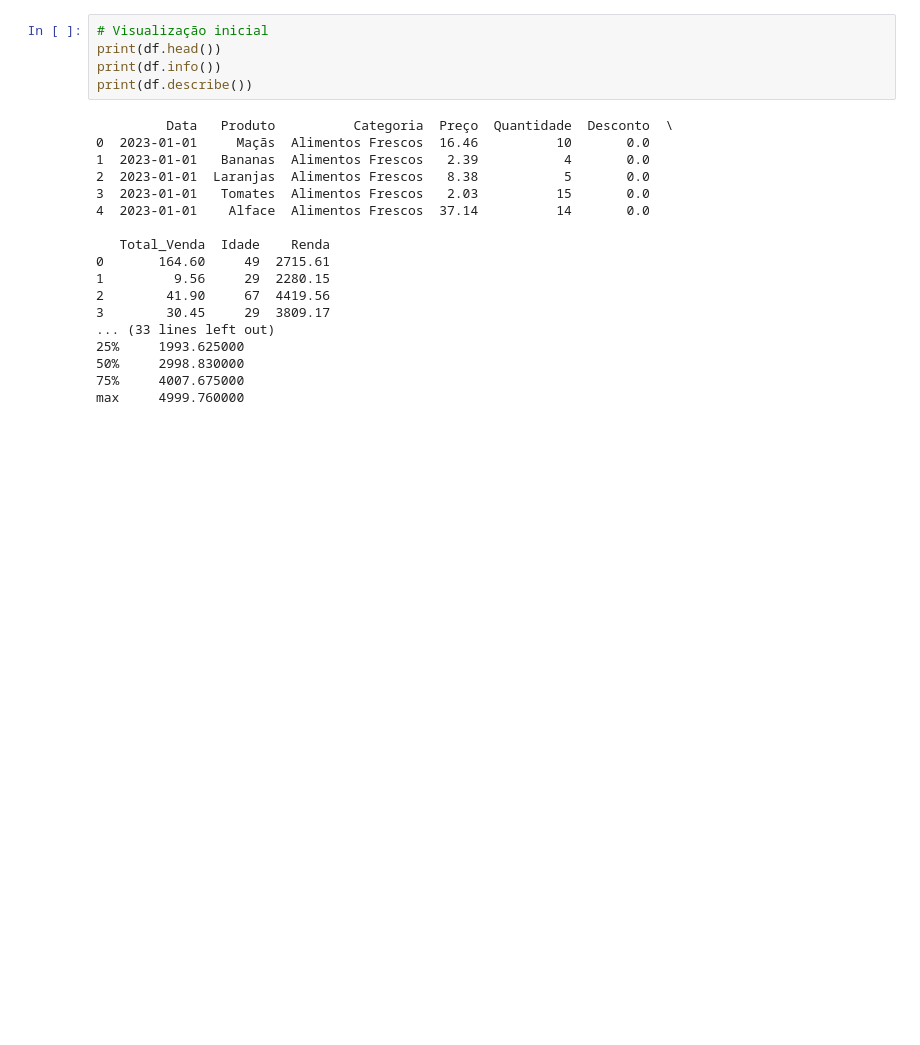
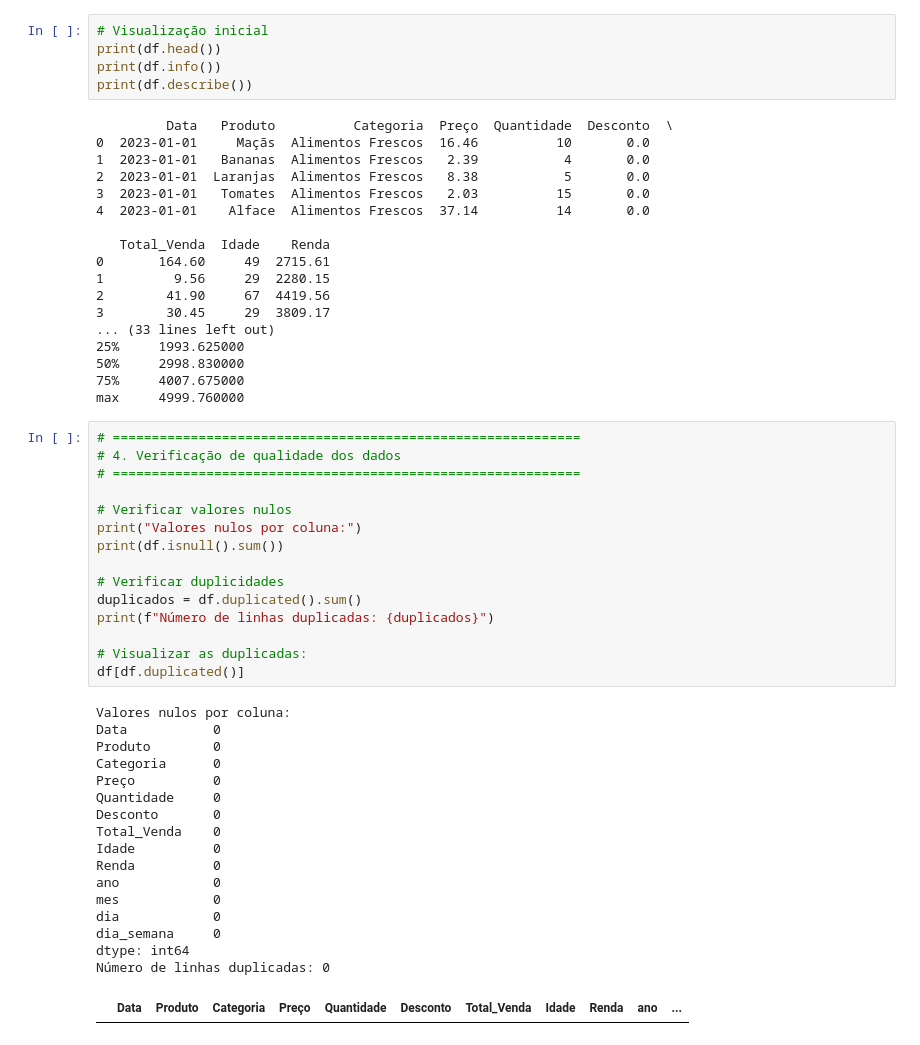
Before and after one commit to Marcela-de-Castro/ProjetoAnaliseExploratoria, a Jupyter notebook: Analise_Exploratoria.ipynb, the cells around one changed output. Saved outputs shown, nothing was run; the diff lists cells and outputs as text; blank space fills up the shorter version.

```diff
--- a/Analise_Exploratoria.ipynb
+++ b/Analise_Exploratoria.ipynb
@@ -59,3 +59,36 @@ print(df.describe())
 50%     2998.830000
 75%     4007.675000
 max     4999.760000
+# %%
+# ============================================================
+# 4. Verificação de qualidade dos dados
+# ============================================================
+
+# Verificar valores nulos
+print("Valores nulos por coluna:")
+print(df.isnull().sum())
+
+# Verificar duplicidades
+duplicados = df.duplicated().sum()
+print(f"Número de linhas duplicadas: {duplicados}")
+
+# Visualizar as duplicadas:
+df[df.duplicated()]
+# %% [output]
+Valores nulos por coluna:
+Data           0
+Produto        0
+Categoria      0
+Preço          0
+Quantidade     0
+Desconto       0
+Total_Venda    0
+Idade          0
+Renda          0
+ano            0
+mes            0
+dia            0
+dia_semana     0
+dtype: int64
+Número de linhas duplicadas: 0
+|  | Data | Produto | Categoria | Preço | Quantidade | Desconto | Total_Venda | Idade | Renda | ano | ... |
```
Also changed, not shown: parts of 2 cells of this notebook.
